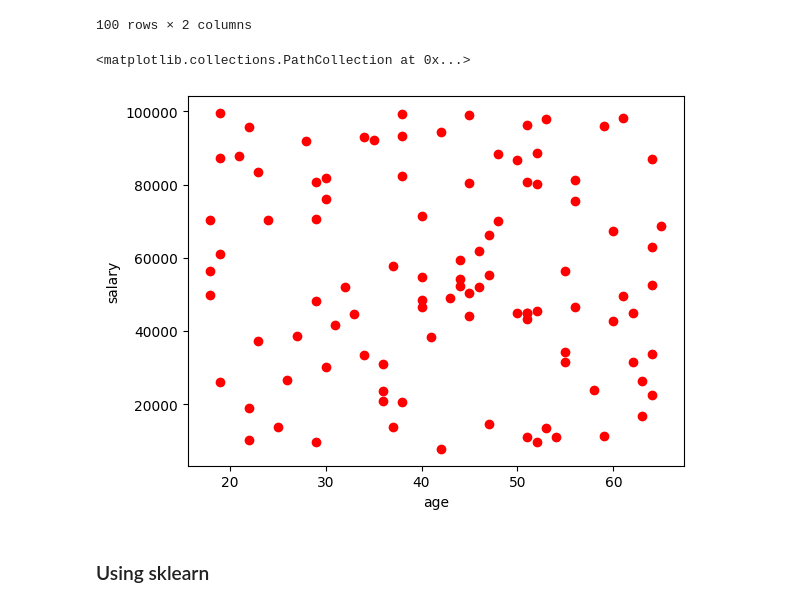
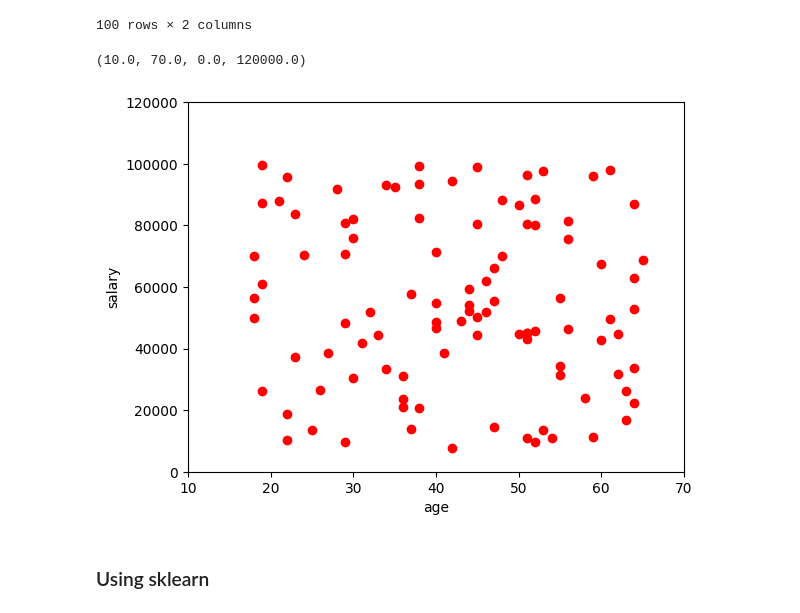
Before and after one commit to d940909492/machine-learning-practice, a Jupyter notebook: Linear_Regression/linear_regression.ipynb, the cells around one changed output. Drawn from its saved outputs; the diff is of its cells as text; code cells hidden in the pictures.

```diff
--- a/Linear_Regression/linear_regression.ipynb
+++ b/Linear_Regression/linear_regression.ipynb
@@ -23,11 +26,12 @@ df
 # %%
 %matplotlib inline
 plt.xlabel('age')
 plt.ylabel('salary')
 plt.scatter(df.age,df.salary,color='red')
+plt.axis([10,70,-0,120000])
 # %% [output]
-<matplotlib.collections.PathCollection at 0x...>
+(10.0, 70.0, 0.0, 120000.0)
-[figure, old version]
+[figure, new version]
 # %% [markdown]
 ### Using sklearn
 # %%
```
Also changed, not shown: parts of 8 cells of this notebook, 2 other files.
